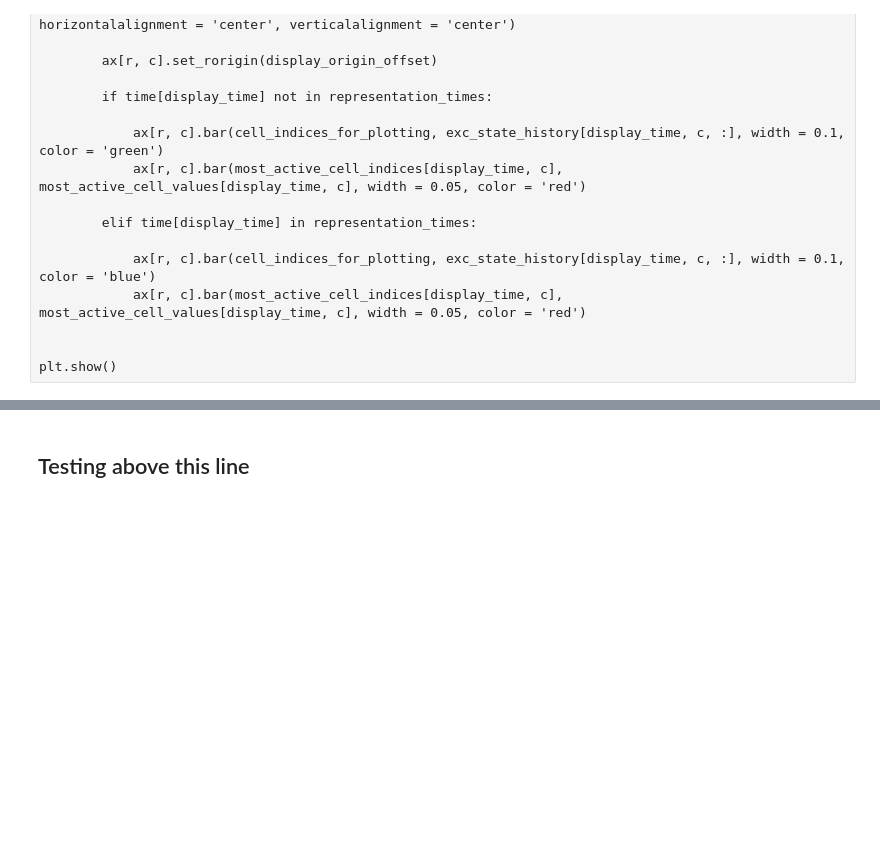
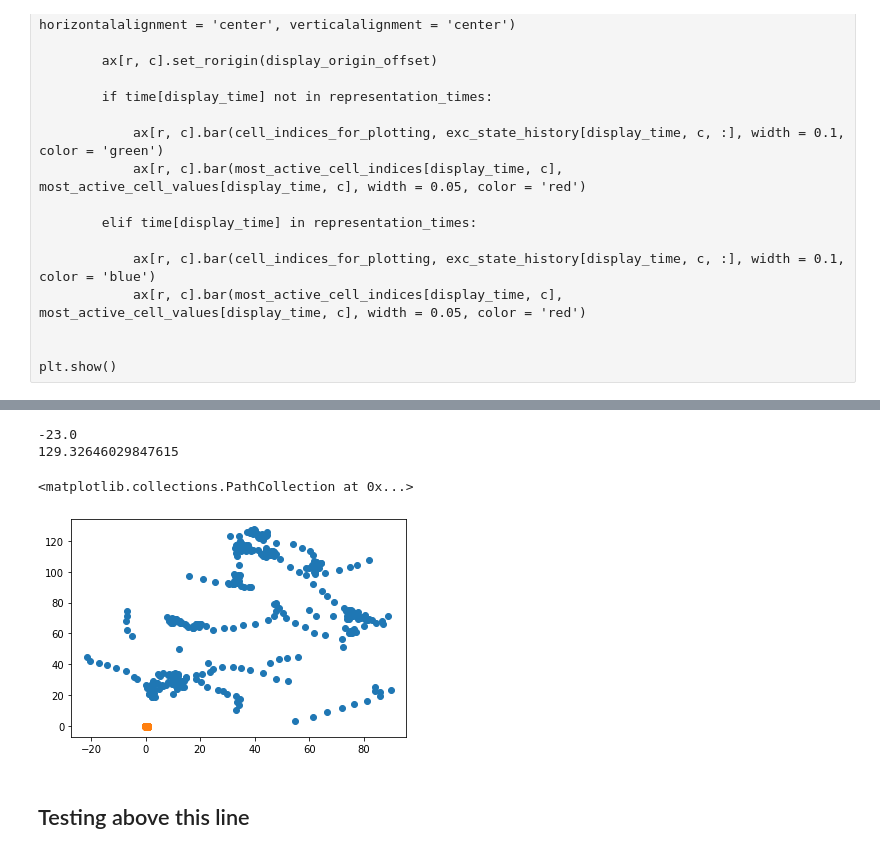
Before and after one commit to TomKnowles1994/GridCellPredNet, a Jupyter notebook: NEST/_Fully Spiking with Corrections.ipynb, the cells around one changed output, grey strips where cells are left out. Saved outputs shown, nothing was run; the diff lists cells and outputs as text; code cells hidden in the pictures; blank space fills up the shorter version.

```diff
--- a/NEST/_Fully Spiking with Corrections.ipynb
+++ b/NEST/_Fully Spiking with Corrections.ipynb
@@ -2031,3 +2100,13 @@ ValueError: unknown file extension: .mp4
+# %%
+print(np.min(ring_xy[start_delay:,0]))
+print(np.max(ring_xy[start_delay::,1]))
+plt.scatter(ring_xy[start_delay::5,0], ring_xy[start_delay::5,1])
+plt.scatter(pos_x[start_delay::5], pos_y[start_delay::5])
+# %% [output]
+-23.0
+129.32646029847615
+<matplotlib.collections.PathCollection at 0x...>
+[figure, added]
 # %%
 # For animation
 
```
Also changed, not shown: parts of 6 cells of this notebook.
